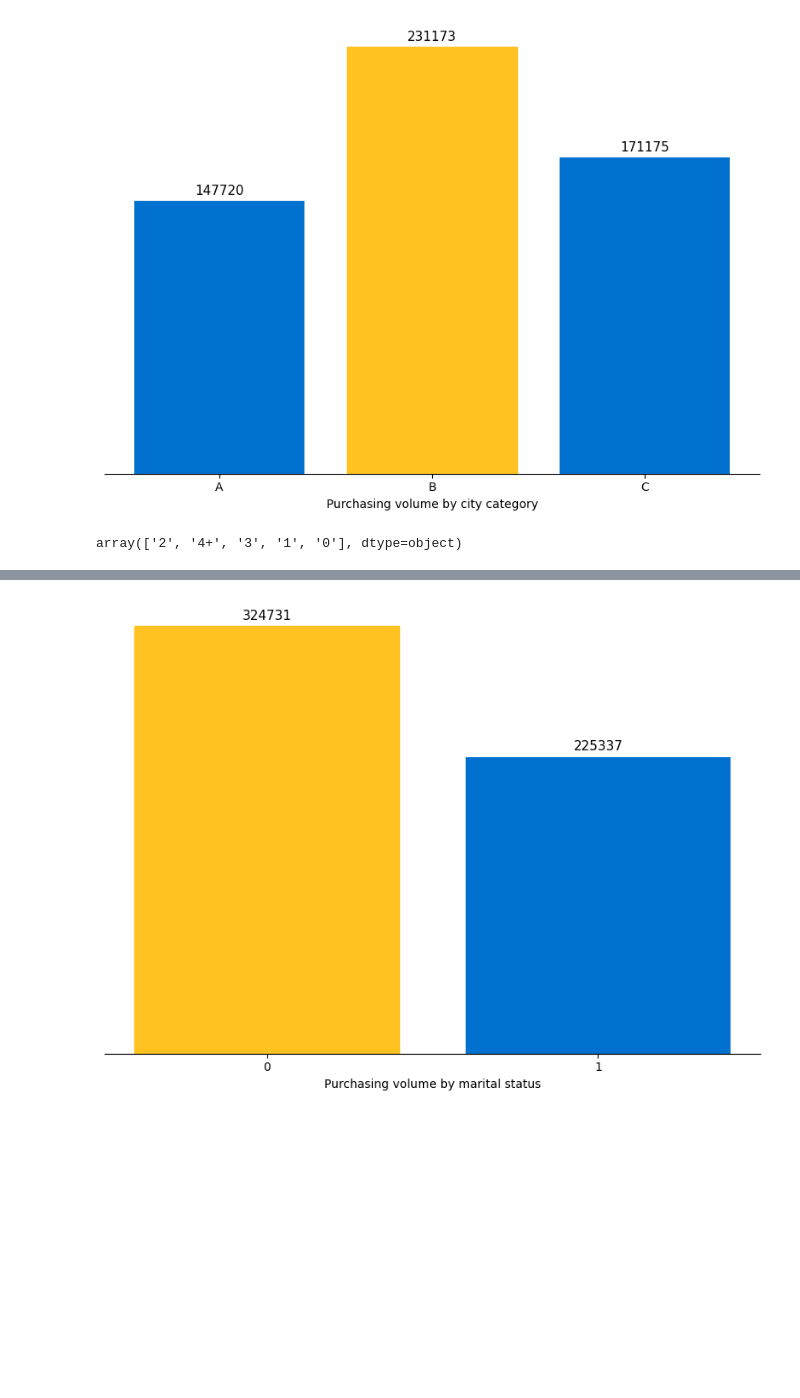
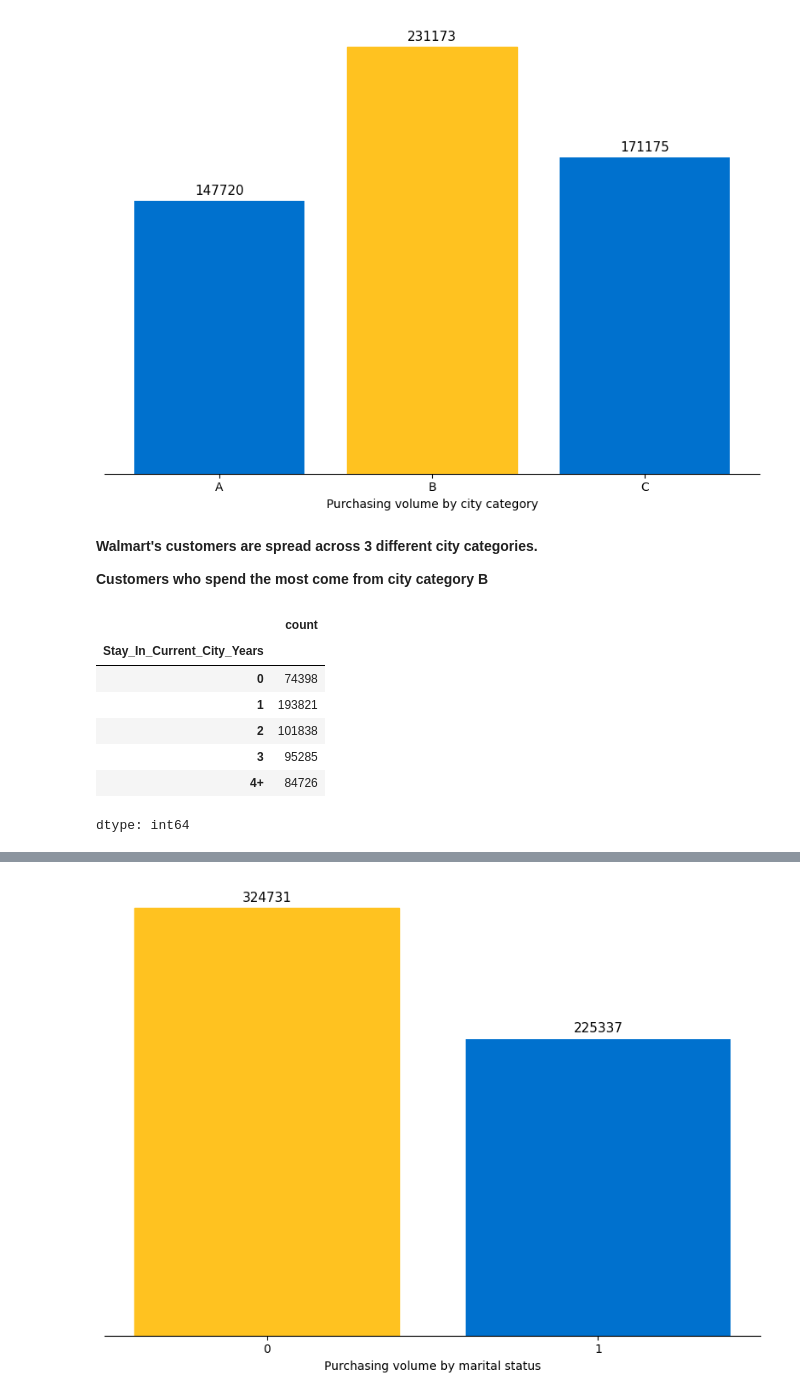
Before and after one commit to RichaGaharwar/Walmart---Confidence-Interval-CLT, a Jupyter notebook: Walmart_Confidence_Interval_&_CLT.ipynb, the cells around one changed output, grey strips where cells are left out. Cells and saved outputs as stored; diff of their text form; code cells hidden in the pictures; blank space fills up the shorter version.

```diff
--- a/Walmart_Confidence_Interval_&_CLT.ipynb
+++ b/Walmart_Confidence_Interval_&_CLT.ipynb
@@ -332,10 +352,22 @@ plt.tight_layout()
 plt.show()
 # %% [output]
 [figure]
-# %%
-walmart['Stay_In_Current_City_Years'].unique()
-# %% [output]
-array(['2', '4+', '3', '1', '0'], dtype=object)
+# %% [markdown]
+**Walmart's customers are spread across 3 different city categories.**
+
+**Customers who spend the most come from city category B**
+# %%
+stay_in_city = walmart['Stay_In_Current_City_Years'].value_counts().sort_index()
+stay_in_city
+# %% [output]
+|  | count |
+| Stay_In_Current_City_Years |  |
+| 0 | 74398 |
+| 1 | 193821 |
+| 2 | 101838 |
+| 3 | 95285 |
+| 4+ | 84726 |
+dtype: int64
 # %%
 Spark_Yellow = '#FFC220'
 True_Blue = '#0071CE'
```
Also changed, not shown: parts of 26 cells of this notebook.
